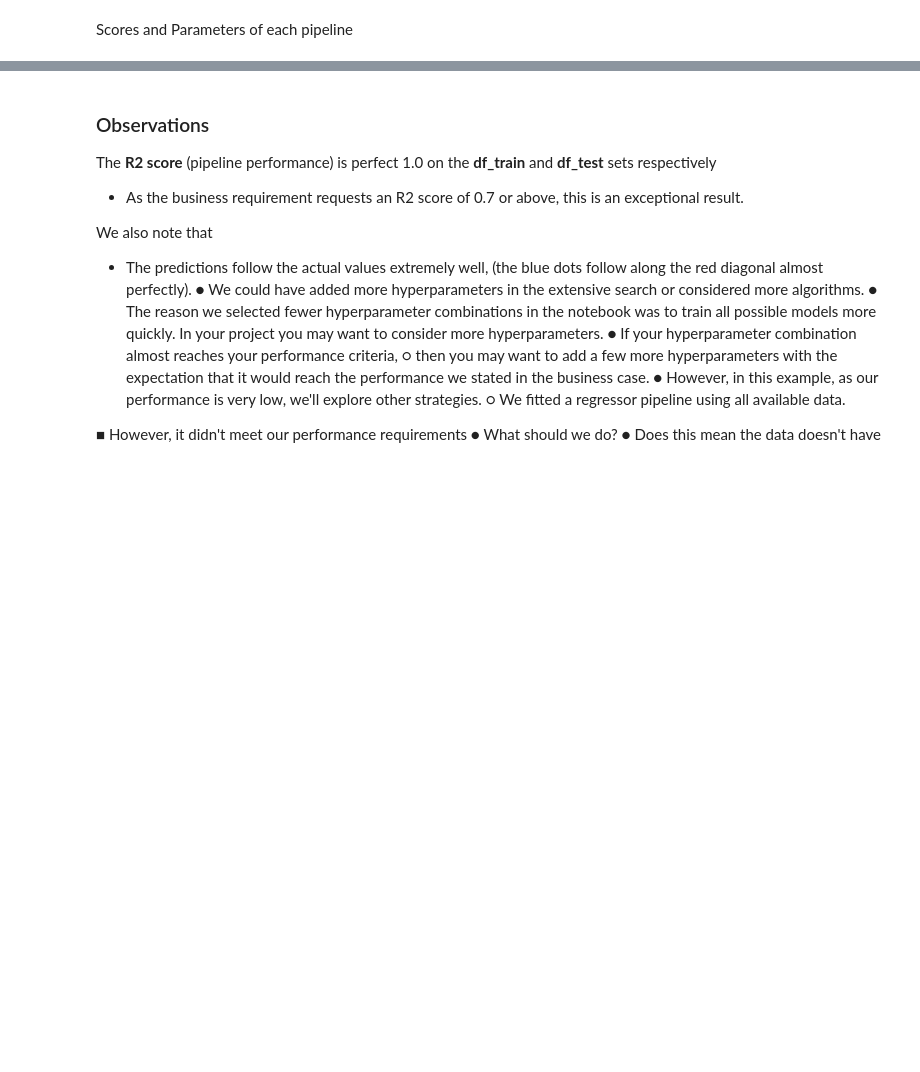
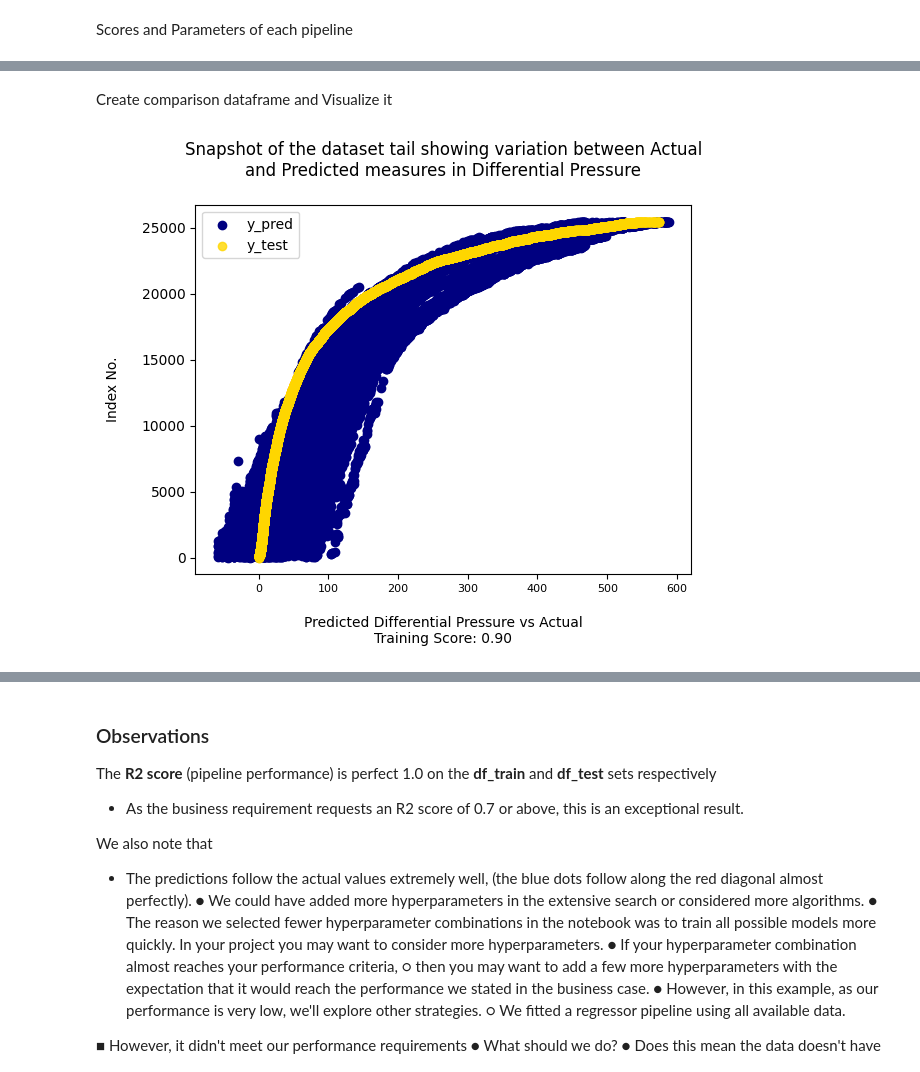
Before and after one commit to roeszler/filter-maintenance-predictor, a Jupyter notebook: jupyter_notebooks/05_ModelAndEvaluate_RUL.ipynb, the cells around one changed output, grey strips where cells are left out. Cells and saved outputs as stored; diff of their text form; code cells hidden in the pictures; blank space fills up the shorter version.

```diff
--- a/jupyter_notebooks/05_ModelAndEvaluate_RUL.ipynb
+++ b/jupyter_notebooks/05_ModelAndEvaluate_RUL.ipynb
@@ -593,0 +1219,14 @@ print(xgbr)
+# %%
+import xgboost as xgb
+
+xgbr = xgb.XGBRegressor(
+    base_score=0.5,
+    booster='gblinear',
+    eval_metric='rmse',
+    max_depth=2,
+    n_estimators=50,
+    objective='reg:squarederror',
+    verbosity = 0,
+    )
+
+xgbr.fit(X_train, y_train)
@@ -598,0 +1247,38 @@ print("Training score: ", score)
+# %% [markdown]
+Create comparison dataframe and Visualize it
+# %%
+import matplotlib.pyplot as plt
+
+X_test_drop = X_test.drop('RUL', axis=1)
+y_pred = xgbr.predict(X_test_drop)
+
+# Create Dataframe
+y_test_df = pd.DataFrame(columns=['y_test'])
+y_test_df['y_test'] = y_test
+df_pred = pd.DataFrame(y_pred, columns=['y_pred'])
+df_comp = y_test_df.reset_index(drop=True)
+df_comp['y_pred'] = df_pred.y_pred.reset_index(drop=True)
+df_comp['variance'] = ((df_comp.y_pred - df_comp.y_test)/sum(y_test,y_pred))*100
+
+# Visualize it
+# sample = df_comp.sort_values(by='y_test').tail(40)
+sample = df_comp.sort_values(by='y_test')
+my_range = range(1,len(sample.index)+1)
+training_score = xgbr.score(X_train, y_train)
+
+# plt.hlines(y=my_range, xmin=sample['y_pred'], xmax=sample['y_test'], color='grey')
+plt.scatter(sample['y_pred'], my_range, color='navy', alpha=1, label='y_pred')
+plt.scatter(sample['y_test'], my_range, color='gold', alpha=0.8 , label='y_test')
+plt.legend()
+
+plt.xticks(fontsize=8)
+# plt.yticks(my_range, sample.index, fontsize=0)
+# set(gca,'ytick',[])
+plt.title('Snapshot of the dataset tail showing variation between Actual\nand Predicted measures in Differential Pressure\n')
+plt.ylabel('Index No.\n')
+# plt.xlabel('\nPredicted Differential Pressure vs Actual\nAverage Variation in Pascals: %.8f' % df_comp.variance.mean())
+plt.xlabel('\nPredicted Differential Pressure vs Actual\nTraining Score: %.2f' % training_score)
+# plt.figure(figsize=(15,15))
+plt.show()
+# %% [output]
+[figure, added]
```
Also changed, not shown: parts of 86 cells of this notebook, 3 other files.
